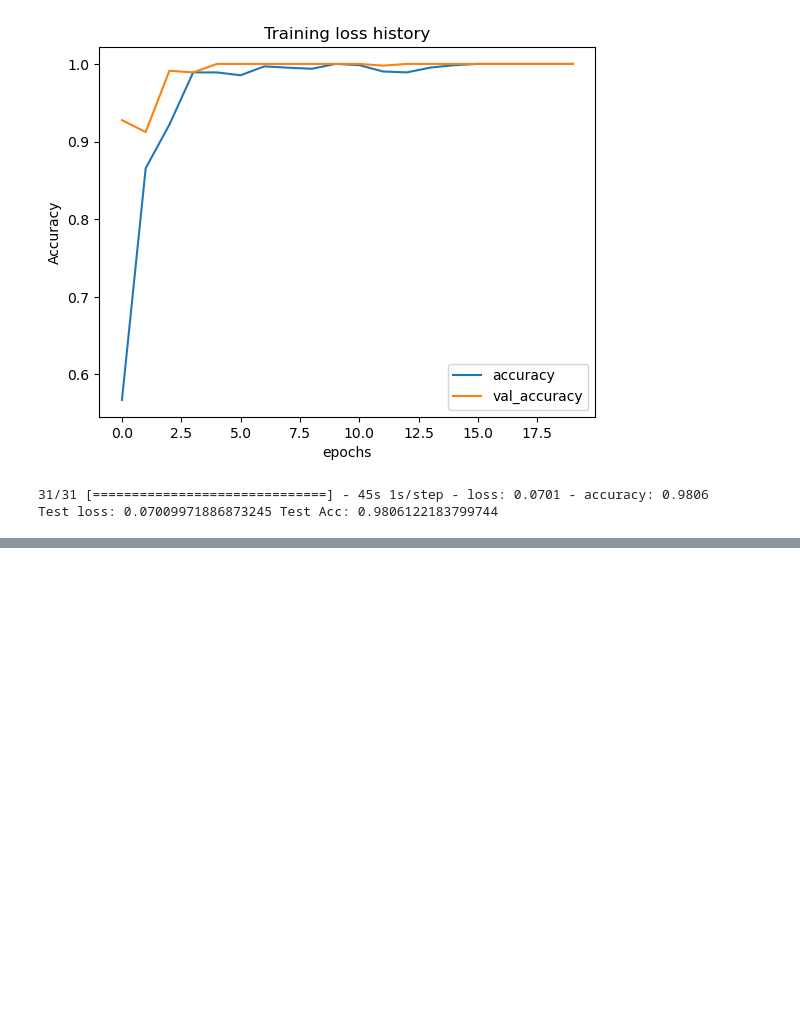
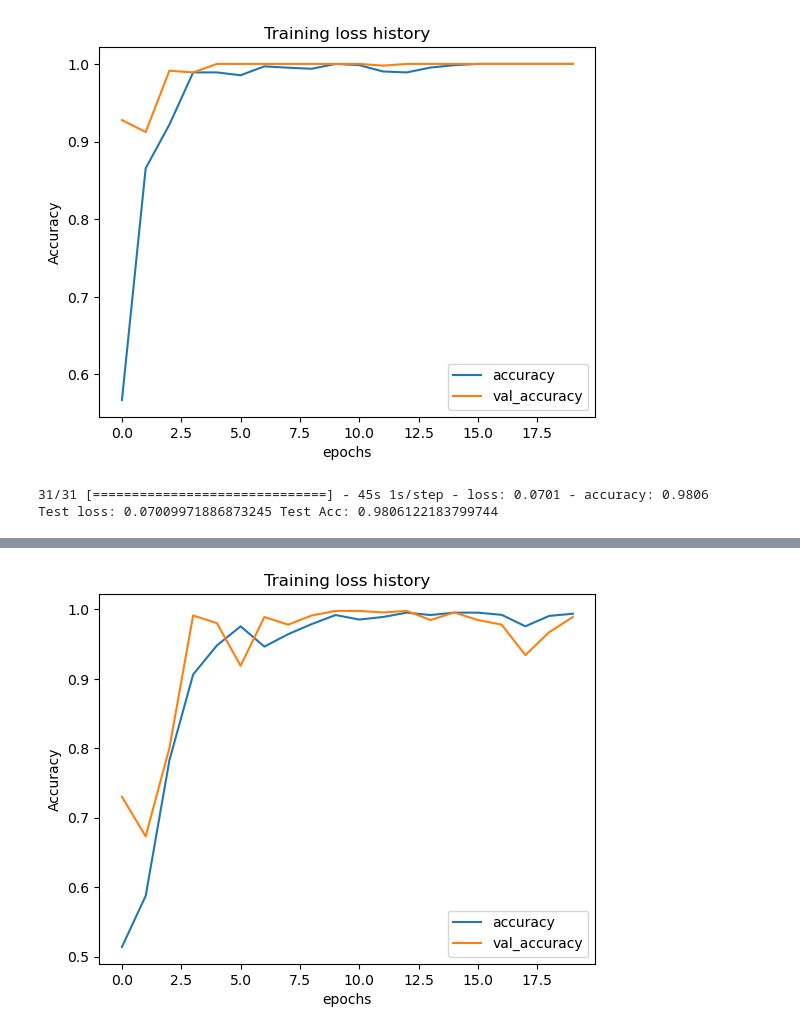
Before and after one commit to ddcots24/Hello-Fresh, a Jupyter notebook: Hello_Fresh.ipynb, the cells around one changed output, grey strips where cells are left out. Cells and saved outputs as stored; diff of their text form; code cells hidden in the pictures; blank space fills up the shorter version.

```diff
--- a/Hello_Fresh.ipynb
+++ b/Hello_Fresh.ipynb
@@ -200,0 +289,8 @@ Test loss: 0.07009971886873245 Test Acc: 0.9806122183799744
+# %%
+col_list = ['accuracy', 'val_accuracy']
+model2_df[col_list].plot()
+plt.ylabel('Accuracy')
+plt.title('Training loss history')
+plt.show()
+# %% [output]
+[figure, added]
```
Also changed, not shown: parts of 13 cells of this notebook.
